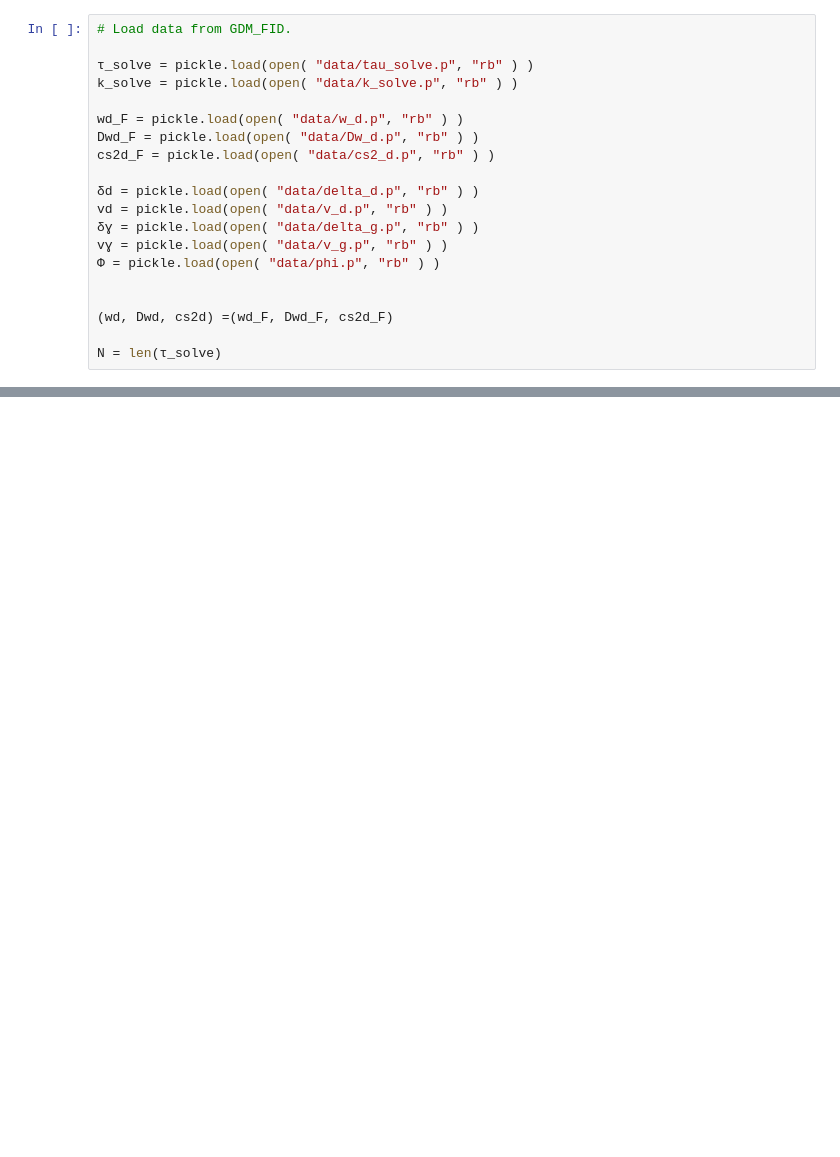
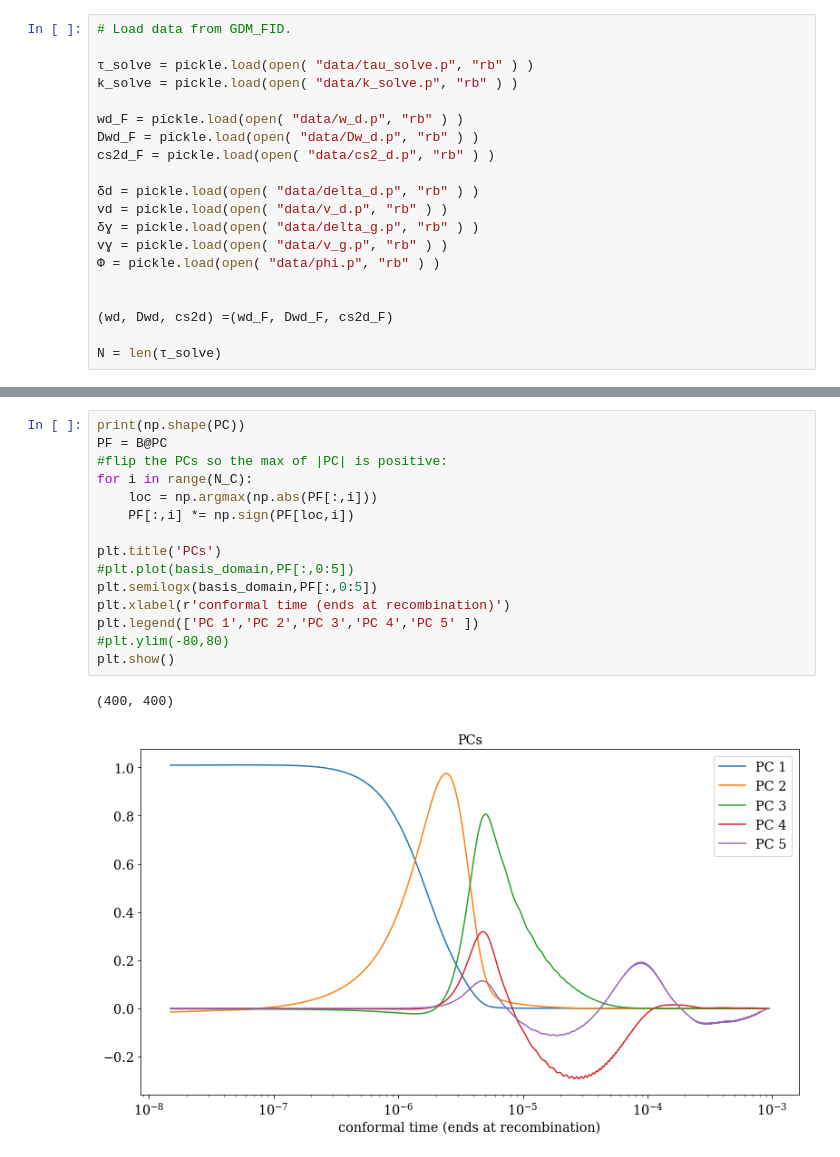
Before and after one commit to aifer4/summer_2019, a Jupyter notebook: PCA.ipynb, the cells around one changed output, grey strips where cells are left out. Saved outputs shown, nothing was run; the diff lists cells and outputs as text; blank space fills up the shorter version.

```diff
--- a/PCA.ipynb
+++ b/PCA.ipynb
@@ -248,0 +277,18 @@ plt.semilogy(np.abs(w)[0:10])
+# %%
+print(np.shape(PC))
+PF = B@PC
+#flip the PCs so the max of |PC| is positive:
+for i in range(N_C):
+    loc = np.argmax(np.abs(PF[:,i]))
+    PF[:,i] *= np.sign(PF[loc,i])
+
+plt.title('PCs')
+#plt.plot(basis_domain,PF[:,0:5])
+plt.semilogx(basis_domain,PF[:,0:5])
+plt.xlabel(r'conformal time (ends at recombination)')
+plt.legend(['PC 1','PC 2','PC 3','PC 4','PC 5' ])
+#plt.ylim(-80,80)
+plt.show()
+# %% [output]
+(400, 400)
+[figure, added]
```
Also changed, not shown: parts of 15 cells of this notebook, 34 other files.
